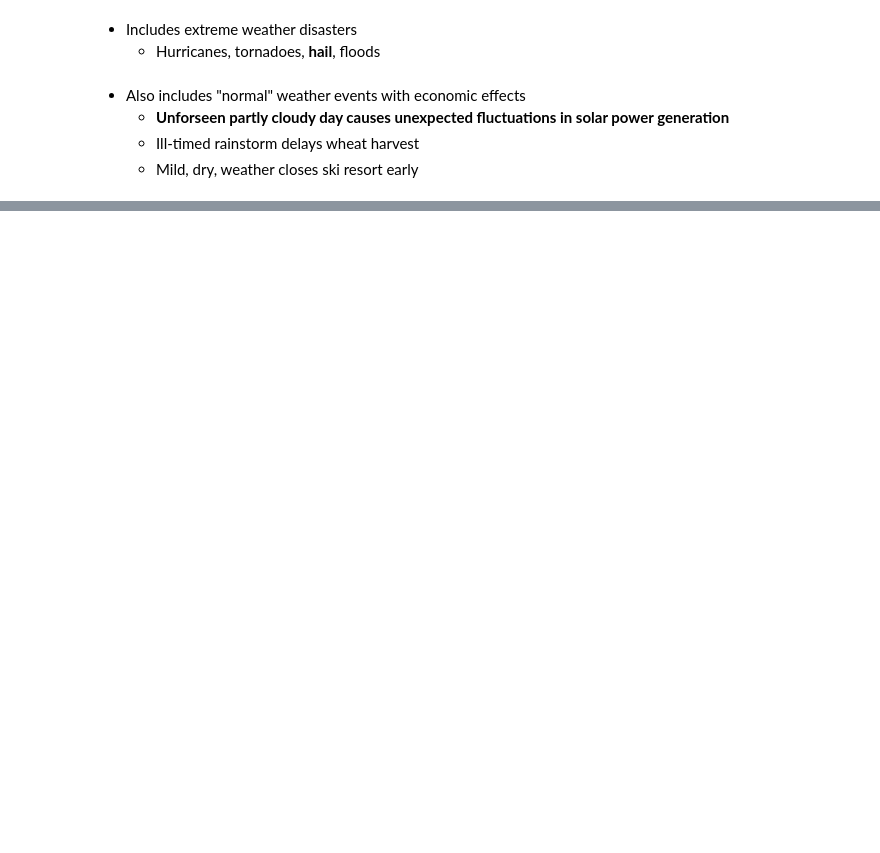
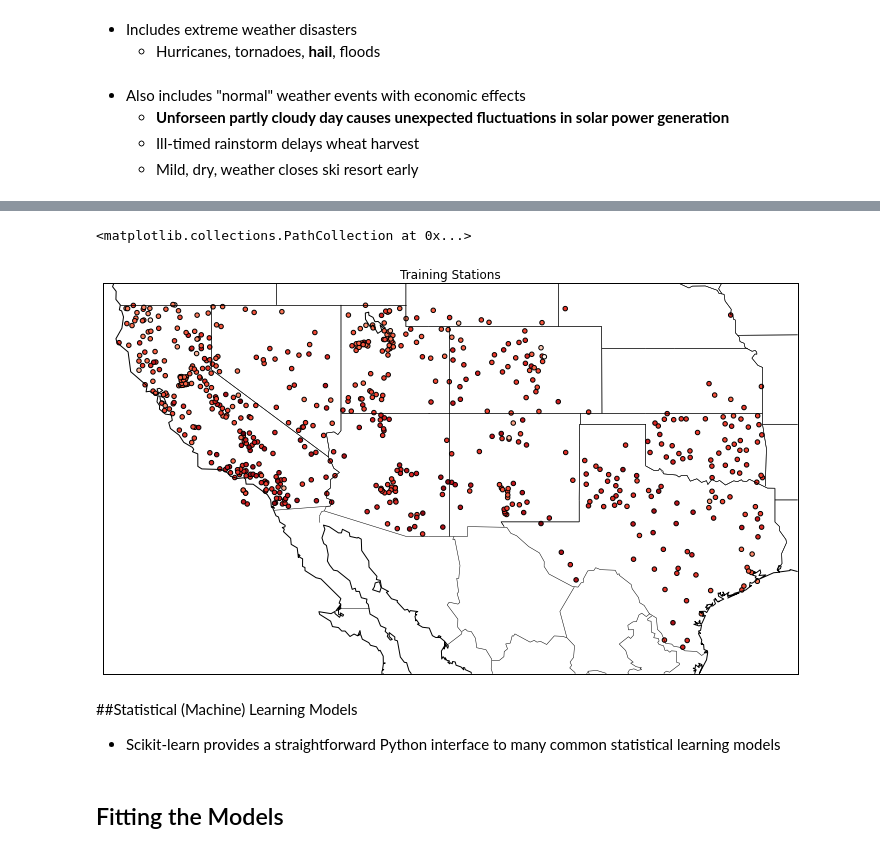
Before and after one commit to djgagne/ucar_sea_2015, a Jupyter notebook: Gagne_UCAR_SEA_Conference_Presentation.ipynb, the cells around one changed output, grey strips where cells are left out. Drawn from its saved outputs; the diff is of its cells as text; code cells hidden in the pictures; blank space fills up the shorter version.

```diff
--- a/Gagne_UCAR_SEA_Conference_Presentation.ipynb
+++ b/Gagne_UCAR_SEA_Conference_Presentation.ipynb
@@ -153,0 +159,5 @@ gbr = GradientBoostingRegressor()
+# %%
+solar_training_data = pd.read_csv("data/grafs_train_data.csv")
+solar_testing_data = pd.read_csv("data/grafs_test_data.csv")
+for col in solar_training_data.columns:
+    print col
@@ -153,0 +182,25 @@ gbr = GradientBoostingRegressor()
+# %%
+train_stations = solar_training_data['station'].unique()
+max_solar = np.zeros(train_stations.size)
+station_lats = np.zeros(train_stations.size)
+station_lons = np.zeros(train_stations.size)
+for ts, train_station in enumerate(train_stations):
+    is_station = solar_training_data['station'] == train_station
+    station_idxs = np.nonzero(is_station)[0]
+    max_solar[ts] = solar_training_data['av_dswrf_sfc'][is_station].max()
+    station_lons[ts] = solar_training_data['lon'][station_idxs[0]]
+    station_lats[ts] = solar_training_data['lat'][station_idxs[0]]
+bmap = Basemap(projection='cyl', resolution='l',
+               llcrnrlon=-125, urcrnrlon=-93, llcrnrlat=25, urcrnrlat=43)
+plt.figure(figsize=(15,7))
+bmap.drawstates()
+bmap.drawcoastlines()
+bmap.drawcountries()
+plt.title("Training Stations")
+plt.scatter(station_lons, station_lats, 20,max_solar,cmap=plt.get_cmap('Reds'))
+# %% [output]
+<matplotlib.collections.PathCollection at 0x...>
+[figure, added]
+# %% [markdown]
+##Statistical (Machine) Learning Models
+* Scikit-learn provides a straightforward Python interface to many common statistical learning models
@@ -153,0 +222,2 @@ gbr = GradientBoostingRegressor()
+# %% [markdown]
+## Fitting the Models
```
Also changed, not shown: parts of 54 cells of this notebook, 1 other file.
